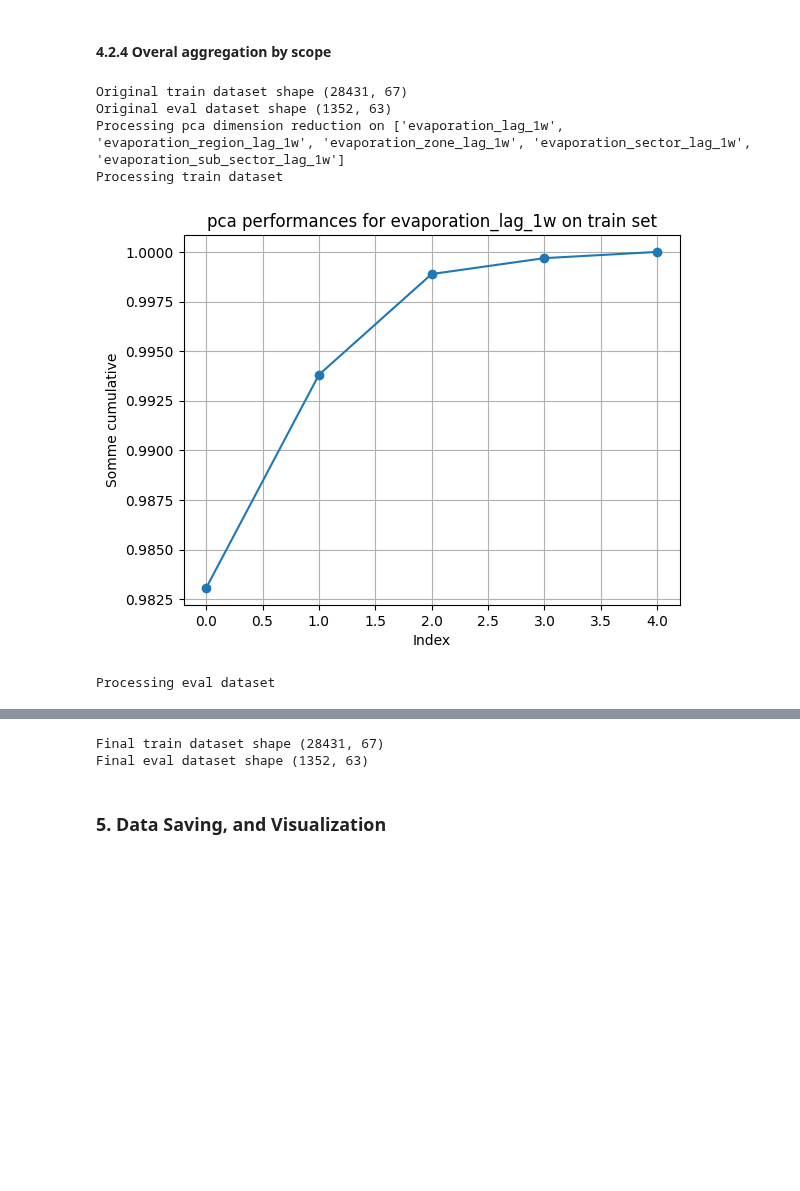
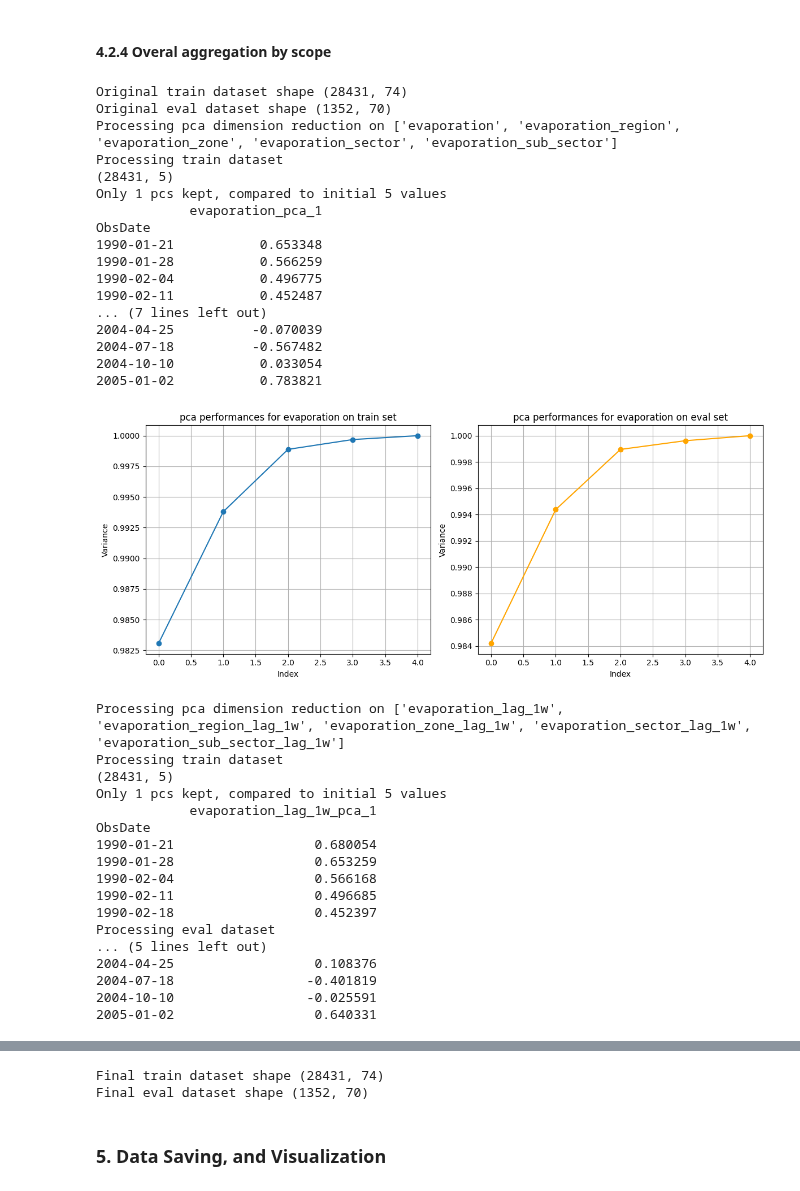
Before and after one commit to lucas066001/WaterScarcity.Hackathon, a Jupyter notebook: src/notebooks/00 Preprocessing/02 - Feature Engineering.ipynb, the cells around one changed output, grey strips where cells are left out. Cells and saved outputs as stored; diff of their text form; code cells hidden in the pictures; blank space fills up the shorter version.

```diff
--- a/src/notebooks/00 Preprocessing/02 - Feature Engineering.ipynb
+++ b/src/notebooks/00 Preprocessing/02 - Feature Engineering.ipynb
@@ -330,49 +351,92 @@ Final eval dataset shape (1352, 63)
 #### 4.2.4 Overal aggregation by scope
 # %%
 aggregation_lists = [
-    # [
-    # f"evaporation{scope}"
-    # for scope in ["", "_region", "_zone", "_sector", "_sub_sector"]
-    # ],
+    [
+    f"evaporation{scope}"
+    for scope in ["", "_region", "_zone", "_sector", "_sub_sector"]
+    ],
     [
     f"evaporation{scope}_lag_1w"
     for scope in ["", "_region", "_zone", "_sector", "_sub_sector"]
     ],
 ]
 
 print(f"Original train dataset shape {dataset_baseline['train'].shape}")
 print(f"Original eval dataset shape {dataset_baseline['eval'].shape}")
 
 for key_list in aggregation_lists:
     print(f"Processing pca dimension reduction on {key_list}")
 
+    # This enable having the same pcs numbers on eval and train set
+    nbPcsToKeep = -1
+    cumulative_sums = {}
+
     for set, dir in datasets.items():
         print(f"Processing {set} dataset")
 
         original_index = dataset_baseline[set][key_list].index
 
         pca = PCA(n_components=len(key_list))
         pca_data = pca.fit_transform(dataset_baseline[set][key_list])
 
         print(pca_data.shape)
 
         # Plot the cumulative variance of the PCA
-        cumulative_sums = cumulative_sum(pca.explained_variance_ratio_)
-        plot_cumulative_variance(cumulative_sums,  f"pca performances for {key_list[0]} on {set} set")
+        cumulative_sums[set] = cumulative_sum(pca.explained_variance_ratio_)
 
-        # pca_df = pd.DataFrame(pca_data, index=original_index)
+        if nbPcsToKeep == -1:
+            nbPcsToKeep = find_index_exceeding_threshold(cumulative_sums[set], 0.98)
 
-        # pca_df.columns = [f"key_list[0]_pca_{i+1}" for i in range(pca_df.shape[1])]
+        print(f"Only {nbPcsToKeep + 1} pcs kept, compared to initial {len(key_list)} values")
+
+        pca_df = pd.DataFrame(pca_data, index=original_index)
+
+        pca_df.columns = [f"{key_list[0]}_pca_{i+1}" for i in range(pca_df.shape[1])]
+        pca_df = pca_df.iloc[:, :nbPcsToKeep + 1]
+
+        print(pca_df.head())
 
         # dataset_baseline[set] = pd.concat([dataset_baseline[set], pca_df], axis=1)
         # dataset_baseline[set] = dataset_baseline[set].drop(columns=key_list)
 
+    plot_cumulative_variance(cumulative_sums["train"], cumulative_sums["eval"],  f"pca performances for {key_list[0]} on train set",f"pca performances for {key_list[0]} on eval set")
+
+
 print(f"Final train dataset shape {dataset_baseline['train'].shape}")
 print(f"Final eval dataset shape {dataset_baseline['eval'].shape}")
 # %% [output]
-Original train dataset shape (28431, 67)
-Original eval dataset shape (1352, 63)
-Processing pca dimension reduction on ['evaporation_lag_1w', 'evaporation_region_lag_1w', 'evaporation_zone_lag_1w', 'evaporation_sector_lag_1w', 'evaporation_sub_sector_lag_1w']
+Original train dataset shape (28431, 74)
+Original eval dataset shape (1352, 70)
+Processing pca dimension reduction on ['evaporation', 'evaporation_region', 'evaporation_zone', 'evaporation_sector', 'evaporation_sub_sector']
 Processing train dataset
+(28431, 5)
+Only 1 pcs kept, compared to initial 5 values
+            evaporation_pca_1
+ObsDate
+1990-01-21           0.653348
+1990-01-28           0.566259
+1990-02-04           0.496775
+1990-02-11           0.452487
+... (7 lines left out)
+2004-04-25          -0.070039
+2004-07-18          -0.567482
+2004-10-10           0.033054
+2005-01-02           0.783821
-[figure, old version]
+[figure, new version]
+Processing pca dimension reduction on ['evaporation_lag_1w', 'evaporation_region_lag_1w', 'evaporation_zone_lag_1w', 'evaporation_sector_lag_1w', 'evaporation_sub_sector_lag_1w']
+Processing train dataset
+(28431, 5)
+Only 1 pcs kept, compared to initial 5 values
+            evaporation_lag_1w_pca_1
+ObsDate
+1990-01-21                  0.680054
+1990-01-28                  0.653259
+1990-02-04                  0.566168
+1990-02-11                  0.496685
+1990-02-18                  0.452397
 Processing eval dataset
+... (5 lines left out)
+2004-04-25                  0.108376
+2004-07-18                 -0.401819
+2004-10-10                 -0.025591
+2005-01-02                  0.640331
@@ -380,5 +444,5 @@ Processing eval dataset
-Final train dataset shape (28431, 67)
-Final eval dataset shape (1352, 63)
+Final train dataset shape (28431, 74)
+Final eval dataset shape (1352, 70)
 # %% [markdown]
 ### 5. Data Saving, and Visualization
 # %% [markdown]
```
Also changed, not shown: parts of 2 cells of this notebook.
